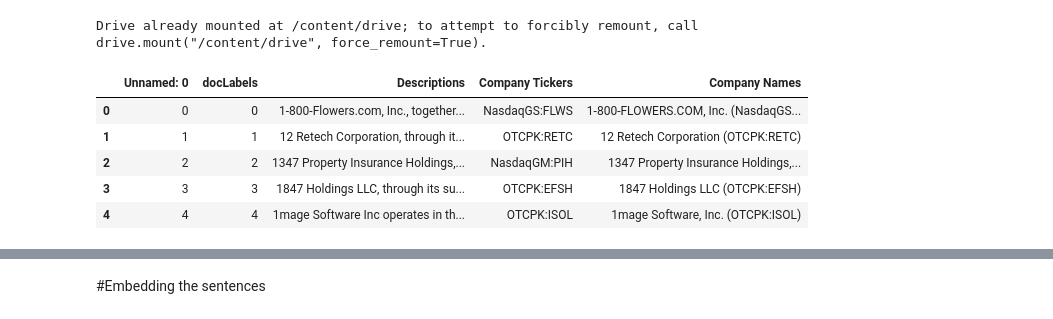
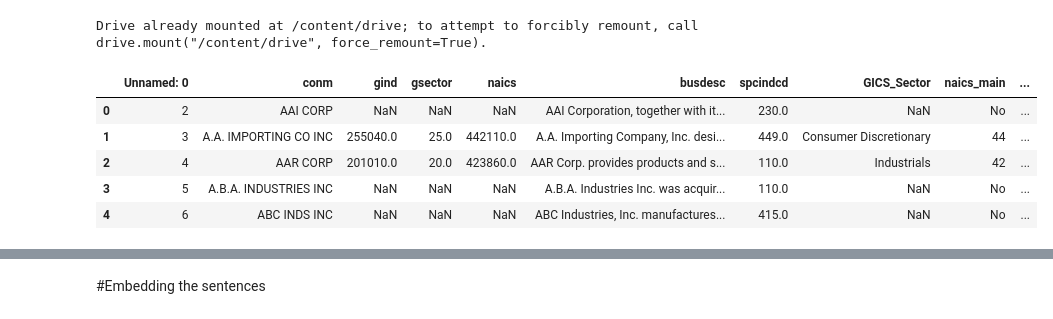
Before and after one commit to nubs4dayz/company-classification-research, a Jupyter notebook: Unsupervised Approach/Unsupervised Approach (all-mpnet-base-v2).ipynb, the cells around one changed output, grey strips where cells are left out. Drawn from its saved outputs; the diff is of its cells as text; code cells hidden in the pictures.

```diff
--- a/Unsupervised Approach/Unsupervised Approach (all-mpnet-base-v2).ipynb
+++ b/Unsupervised Approach/Unsupervised Approach (all-mpnet-base-v2).ipynb
@@ -13,13 +13,13 @@ Drive already mounted at /content/drive; to attempt to forcibly remount, call dr
 import pandas as pd
 import numpy as np
 # %%
-data = pd.read_csv("/content/drive/MyDrive/datasets/Extracted_Business_Description.csv")
+data = pd.read_csv("/content/drive/MyDrive/companyclassification/datasets/wrds_data.csv")
 data.head()
 # %% [output]
-|  | Unnamed: 0 | docLabels | Descriptions | Company Tickers | Company Names |
-| 0 | 0 | 0 | 1-800-Flowers.com, Inc., together... | NasdaqGS:FLWS | 1-800-FLOWERS.COM, Inc. (NasdaqGS... |
-| 1 | 1 | 1 | 12 Retech Corporation, through it... | OTCPK:RETC | 12 Retech Corporation (OTCPK:RETC) |
-| 2 | 2 | 2 | 1347 Property Insurance Holdings,... | NasdaqGM:PIH | 1347 Property Insurance Holdings,... |
-| 3 | 3 | 3 | 1847 Holdings LLC, through its su... | OTCPK:EFSH | 1847 Holdings LLC (OTCPK:EFSH) |
-| 4 | 4 | 4 | 1mage Software Inc operates in th... | OTCPK:ISOL | 1mage Software, Inc. (OTCPK:ISOL) |
+|  | Unnamed: 0 | conm | gind | gsector | naics | busdesc | spcindcd | GICS_Sector | naics_main | ... |
+| 0 | 2 | AAI CORP | NaN | NaN | NaN | AAI Corporation, together with it... | 230.0 | NaN | No | ... |
+| 1 | 3 | A.A. IMPORTING CO INC | 255040.0 | 25.0 | 442110.0 | A.A. Importing Company, Inc. desi... | 449.0 | Consumer Discretionary | 44 | ... |
+| 2 | 4 | AAR CORP | 201010.0 | 20.0 | 423860.0 | AAR Corp. provides products and s... | 110.0 | Industrials | 42 | ... |
+| 3 | 5 | A.B.A. INDUSTRIES INC | NaN | NaN | NaN | A.B.A. Industries Inc. was acquir... | 110.0 | NaN | No | ... |
+| 4 | 6 | ABC INDS INC | NaN | NaN | NaN | ABC Industries, Inc. manufactures... | 415.0 | NaN | No | ... |
 # %%
```
Also changed, not shown: parts of 21 cells of this notebook, 1 other file.
